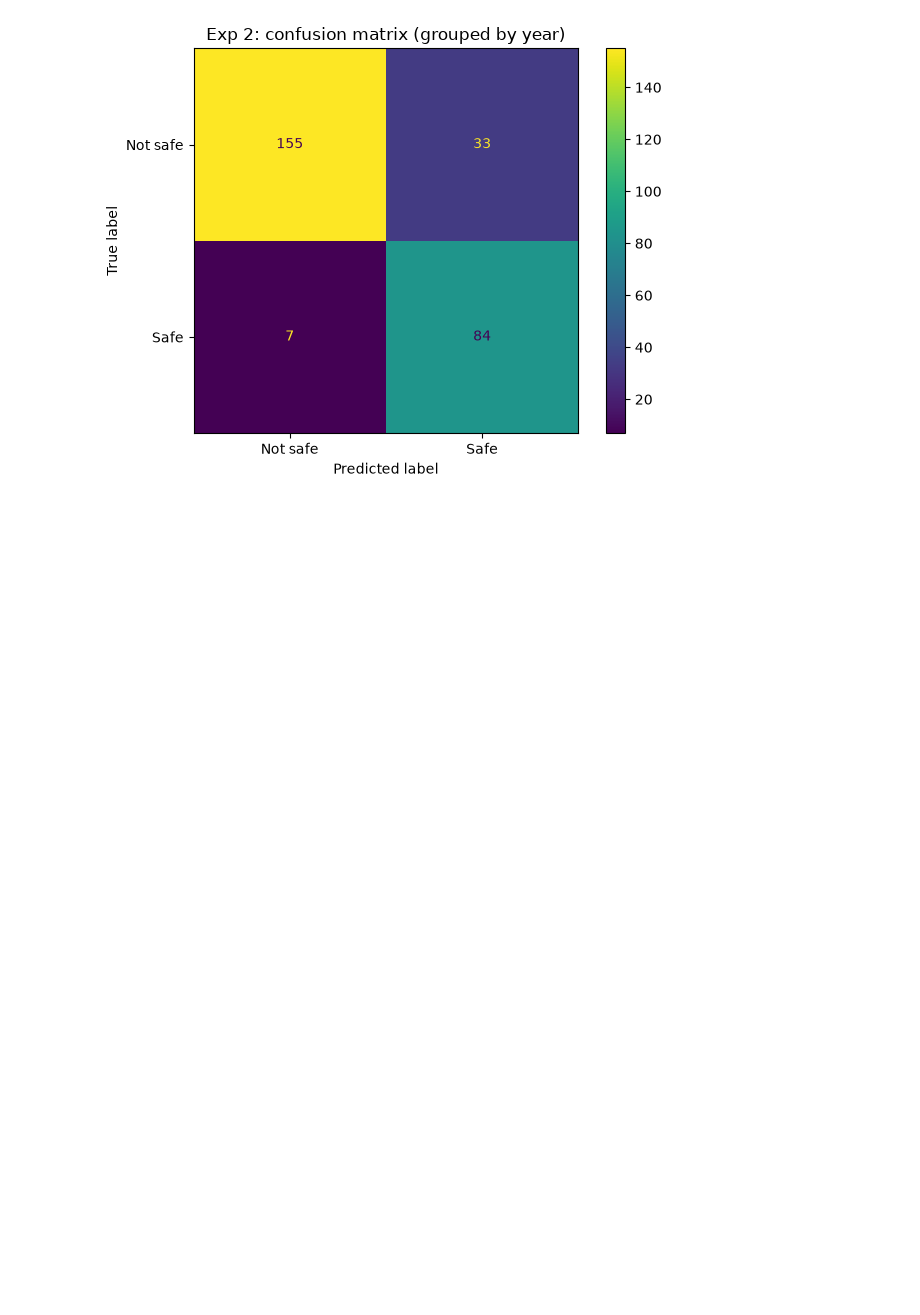
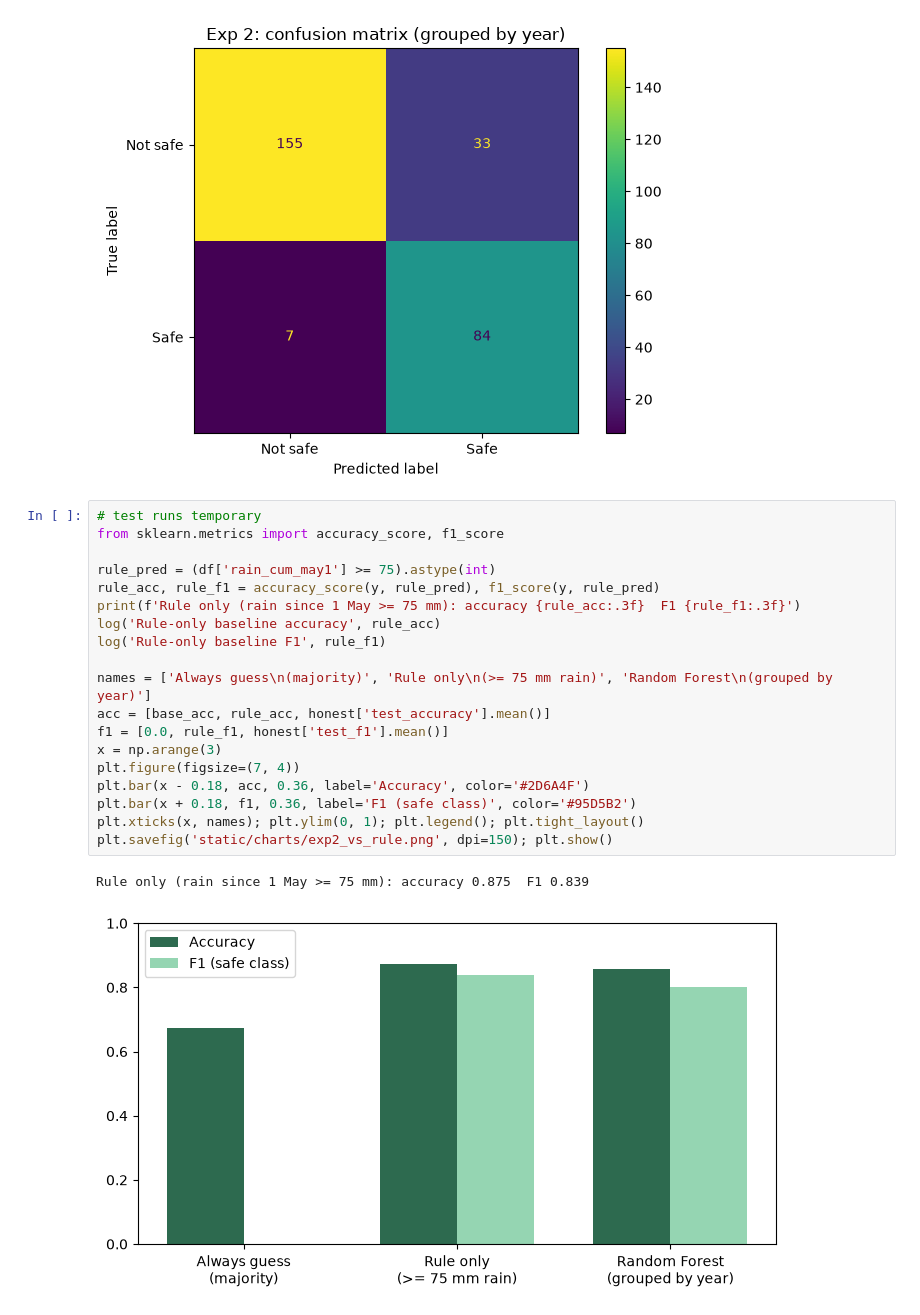
Before and after one commit to samikshadongare06-jpg/aiml-cie, a Jupyter notebook: notebooks/experiments.ipynb, the cells around one changed output. Drawn from its saved outputs; the diff is of its cells as text; blank space fills up the shorter version.

```diff
--- a/notebooks/experiments.ipynb
+++ b/notebooks/experiments.ipynb
@@ -201,3 +201,25 @@ plt.savefig('static/charts/exp2_confusion.png', dpi=150); plt.show()
 # %% [output]
 [figure]
 [figure]
+# %%
+# test runs temporary
+from sklearn.metrics import accuracy_score, f1_score
+
+rule_pred = (df['rain_cum_may1'] >= 75).astype(int)
+rule_acc, rule_f1 = accuracy_score(y, rule_pred), f1_score(y, rule_pred)
+print(f'Rule only (rain since 1 May >= 75 mm): accuracy {rule_acc:.3f}  F1 {rule_f1:.3f}')
+log('Rule-only baseline accuracy', rule_acc)
+log('Rule-only baseline F1', rule_f1)
+
+names = ['Always guess\n(majority)', 'Rule only\n(>= 75 mm rain)', 'Random Forest\n(grouped by year)']
+acc = [base_acc, rule_acc, honest['test_accuracy'].mean()]
+f1 = [0.0, rule_f1, honest['test_f1'].mean()]
+x = np.arange(3)
+plt.figure(figsize=(7, 4))
+plt.bar(x - 0.18, acc, 0.36, label='Accuracy', color='#2D6A4F')
+plt.bar(x + 0.18, f1, 0.36, label='F1 (safe class)', color='#95D5B2')
+plt.xticks(x, names); plt.ylim(0, 1); plt.legend(); plt.tight_layout()
+plt.savefig('static/charts/exp2_vs_rule.png', dpi=150); plt.show()
+# %% [output]
+Rule only (rain since 1 May >= 75 mm): accuracy 0.875  F1 0.839
+[figure, added]
```
Also changed, not shown: parts of 5 cells of this notebook, 6 other files.
